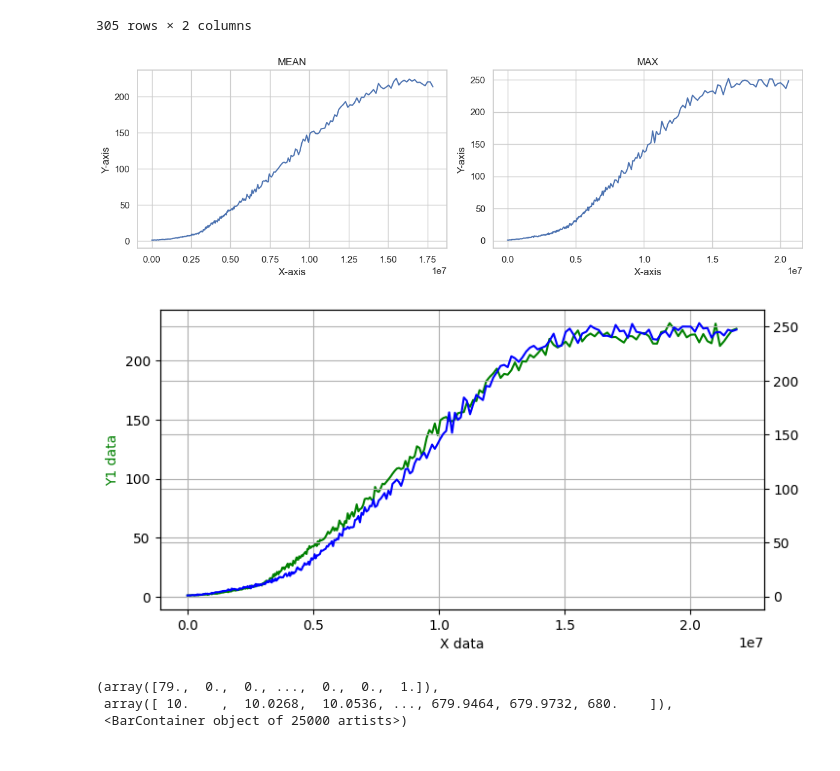
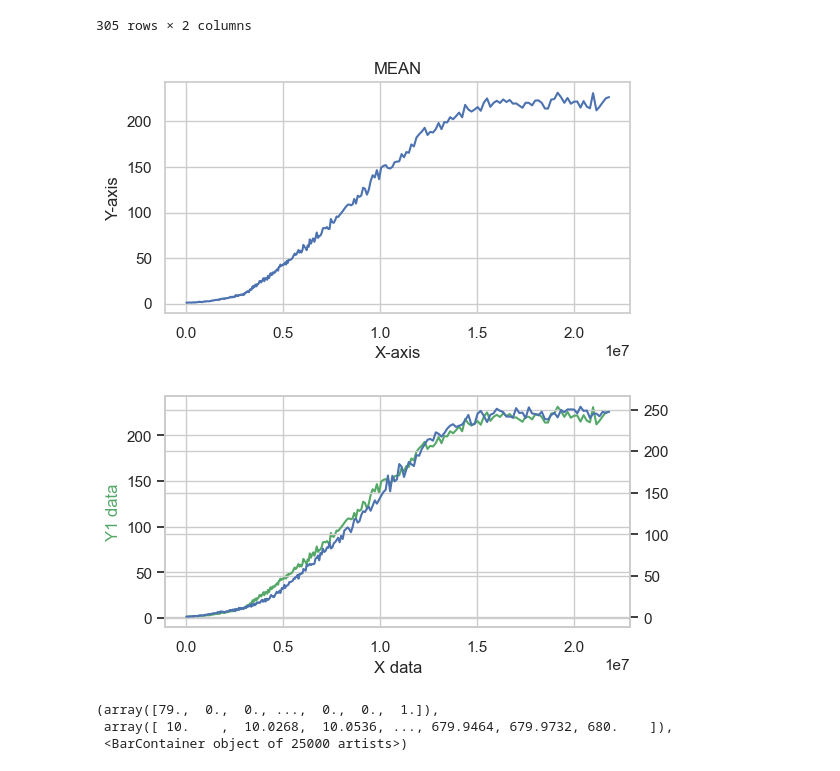
Before and after one commit to vietnhprivat/snake_ai, a Jupyter notebook: src/Classes/data_collection.ipynb, the cells around one changed output. Saved outputs shown, nothing was run; the diff lists cells and outputs as text; code cells hidden in the pictures.

```diff
--- a/src/Classes/data_collection.ipynb
+++ b/src/Classes/data_collection.ipynb
@@ -42,9 +58,0 @@ vector = load_data(file_path=r'DQL_PLOT\TEST_PLOTS\vector_training_17_01.pkl')
-# %%
-with open(r'TAB_MODEL_AND_PLOT\DATA_PLOT_RUNNING\tab_optim_rewards_running.pkl', 'rb') as file:
-        data = pickle.load(file)
-        data = np.array(data)
-
-data = {'scores': data[0], 'apple': data[1]}
-
-tql = pd.DataFrame(data)
-tql
@@ -65,3 +61,14 @@ tql
+# %%
+# Export as csv from pickle
+def export_csv(dataframe=None, save_path=None):
+    return dataframe.to_csv(save_path, index=False)
+
+# input variables
+dataframe = tql
+save_path='TAB_MODEL_AND_PLOT/DATA_PLOT_RUNNING/tab_optim_rewards_running.csv'
+
+# Export to csv
+export_csv(dataframe, save_path)
 # %% [markdown]
 Plot score data
 # %%
@@ -170,48 +173,40 @@ display(onestep_max, vector_max)
 # %%
 import matplotlib.pyplot as plt
 
 # Create a figure with a 1x2 grid layout (1 row, 2 columns)
-plt.figure(figsize=(12, 4))  # Adjust the figure size as needed
+plt.figure(figsize=(6,3))  # Adjust the figure size as needed
 
 # Plot the first subplot (left)
-plt.subplot(1, 2, 1)  # 1 row, 2 columns, select the 1st subplot
 plt.plot(onestep_max['steps'], onestep_max['score'])
 plt.xlabel('X-axis')
 plt.ylabel('Y-axis')
 plt.title('MEAN')
 
-# Plot the second subplot (right)
-plt.subplot(1, 2, 2)  # 1 row, 2 columns, select the 2nd subplot
-plt.plot(vector_max['steps'], vector_max['score'])
-plt.xlabel('X-axis')
-plt.ylabel('Y-axis')
-plt.title('MAX')
-
-# Adjust the spacing between subplots
-plt.tight_layout()
-
 # Show the plots
 plt.show()
 # %% [output]
-[figure, old version]
+[figure, new version]
 # %%
+# Define axis
 x = onestep_max['steps']
 y1 = onestep_max['score']
 y2 = vector_max['score'][:304]
 
-fig, ax1 = plt.subplots(figsize=(8,4))
+# Plot configurations
+fig, ax1 = plt.subplots(figsize=(6,3))
 
+# Plot colours
 ax2 = ax1.twinx()
 ax1.plot(x, y1, 'g-')
 ax2.plot(x, y2, 'b-')
 
+# axis labels
 ax1.set_xlabel('X data')
 ax1.set_ylabel('Y1 data', color='g')
-# ax2.set_ylabel('Y2 data', color='b')
 
 # Add grid to both axes
 ax1.grid(True)
 ax2.grid(True)
 # %% [output]
-[figure, old version]
+[figure, new version]
 # %%
```
Also changed, not shown: parts of 7 cells of this notebook, 1 other file.
